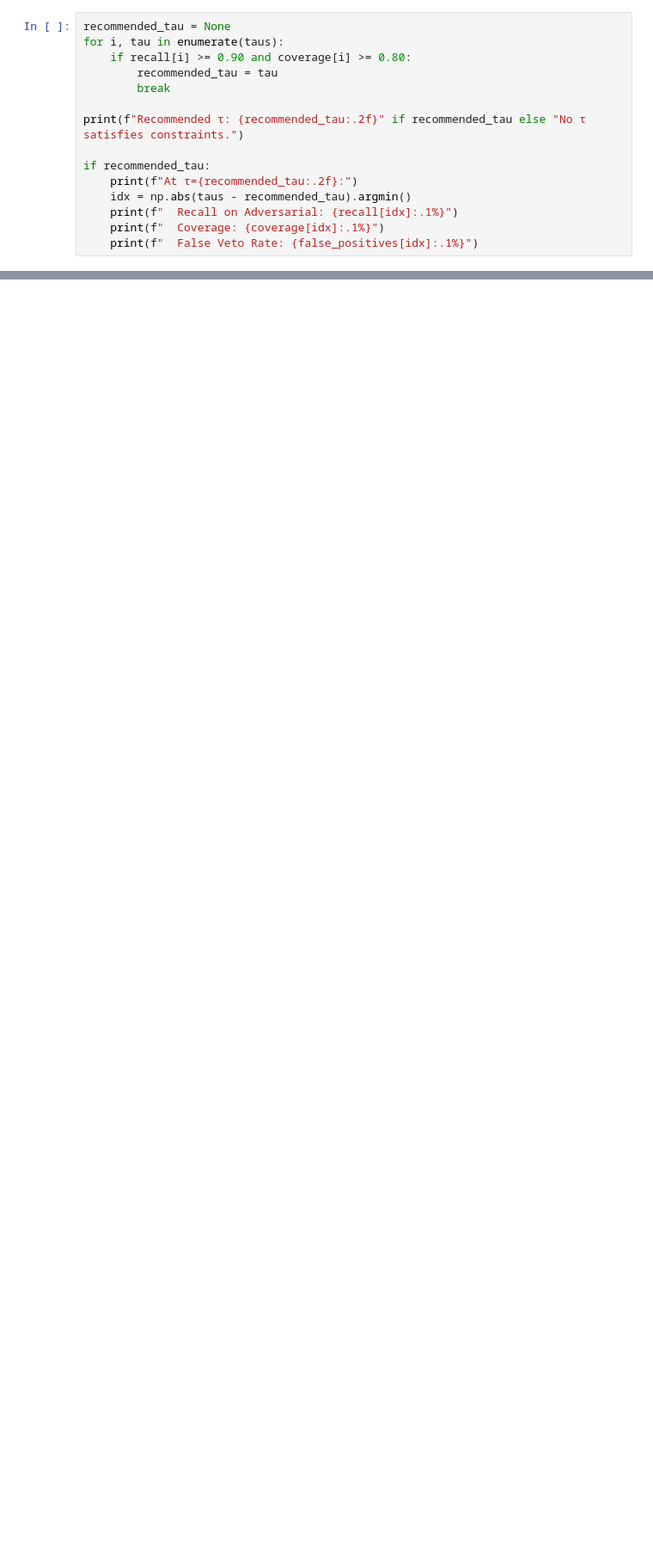
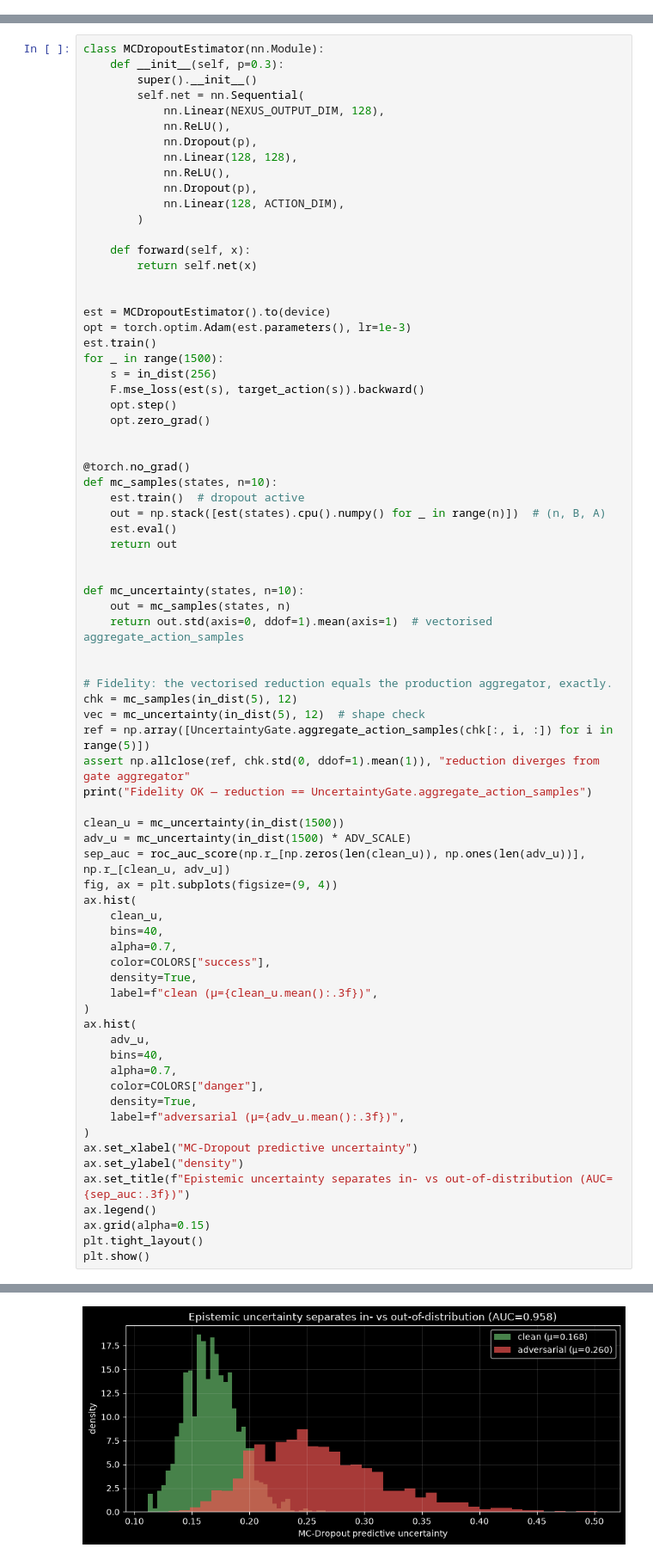
Before and after one commit to franjavi-upct-es/lumina_project, a Jupyter notebook: notebooks/06_uncertainty_calibration.ipynb, the cells around one changed output, grey strips where cells are left out. Shown at 86% size. Saved outputs shown, nothing was run; the diff lists cells and outputs as text; blank space fills up the shorter version.

```diff
--- a/notebooks/06_uncertainty_calibration.ipynb
+++ b/notebooks/06_uncertainty_calibration.ipynb
@@ -154,15 +0,0 @@ We want the smallest τ such that:
-# %%
-recommended_tau = None
-for i, tau in enumerate(taus):
-    if recall[i] >= 0.90 and coverage[i] >= 0.80:
-        recommended_tau = tau
-        break
-
-print(f"Recommended τ: {recommended_tau:.2f}" if recommended_tau else "No τ satisfies constraints.")
-
-if recommended_tau:
-    print(f"At τ={recommended_tau:.2f}:")
-    idx = np.abs(taus - recommended_tau).argmin()
-    print(f"  Recall on Adversarial: {recall[idx]:.1%}")
-    print(f"  Coverage: {coverage[idx]:.1%}")
-    print(f"  False Veto Rate: {false_positives[idx]:.1%}")
@@ -170,0 +122,76 @@ No τ satisfies constraints.
+# %%
+class MCDropoutEstimator(nn.Module):
+    def __init__(self, p=0.3):
+        super().__init__()
+        self.net = nn.Sequential(
+            nn.Linear(NEXUS_OUTPUT_DIM, 128),
+            nn.ReLU(),
+            nn.Dropout(p),
+            nn.Linear(128, 128),
+            nn.ReLU(),
+            nn.Dropout(p),
+            nn.Linear(128, ACTION_DIM),
+        )
+
+    def forward(self, x):
+        return self.net(x)
+
+
+est = MCDropoutEstimator().to(device)
+opt = torch.optim.Adam(est.parameters(), lr=1e-3)
+est.train()
+for _ in range(1500):
+    s = in_dist(256)
+    F.mse_loss(est(s), target_action(s)).backward()
+    opt.step()
+    opt.zero_grad()
+
+
+@torch.no_grad()
+def mc_samples(states, n=10):
+    est.train()  # dropout active
+    out = np.stack([est(states).cpu().numpy() for _ in range(n)])  # (n, B, A)
+    est.eval()
+    return out
+
+
+def mc_uncertainty(states, n=10):
+    out = mc_samples(states, n)
+    return out.std(axis=0, ddof=1).mean(axis=1)  # vectorised aggregate_action_samples
+
+
+# Fidelity: the vectorised reduction equals the production aggregator, exactly.
+chk = mc_samples(in_dist(5), 12)
+vec = mc_uncertainty(in_dist(5), 12)  # shape check
+ref = np.array([UncertaintyGate.aggregate_action_samples(chk[:, i, :]) for i in range(5)])
+assert np.allclose(ref, chk.std(0, ddof=1).mean(1)), "reduction diverges from gate aggregator"
+print("Fidelity OK — reduction == UncertaintyGate.aggregate_action_samples")
+
+clean_u = mc_uncertainty(in_dist(1500))
+adv_u = mc_uncertainty(in_dist(1500) * ADV_SCALE)
+sep_auc = roc_auc_score(np.r_[np.zeros(len(clean_u)), np.ones(len(adv_u))], np.r_[clean_u, adv_u])
+fig, ax = plt.subplots(figsize=(9, 4))
+ax.hist(
+    clean_u,
+    bins=40,
+    alpha=0.7,
+    color=COLORS["success"],
+    density=True,
+    label=f"clean (μ={clean_u.mean():.3f})",
+)
+ax.hist(
+    adv_u,
+    bins=40,
+    alpha=0.7,
+    color=COLORS["danger"],
+    density=True,
+    label=f"adversarial (μ={adv_u.mean():.3f})",
+)
+ax.set_xlabel("MC-Dropout predictive uncertainty")
+ax.set_ylabel("density")
+ax.set_title(f"Epistemic uncertainty separates in- vs out-of-distribution (AUC={sep_auc:.3f})")
+ax.legend()
+ax.grid(alpha=0.15)
+plt.tight_layout()
+plt.show()
+# %% [output]
@@ -170,0 +199 @@ No τ satisfies constraints.
+[figure, added]
```
Also changed, not shown: parts of 32 cells of this notebook, 54 other files.
